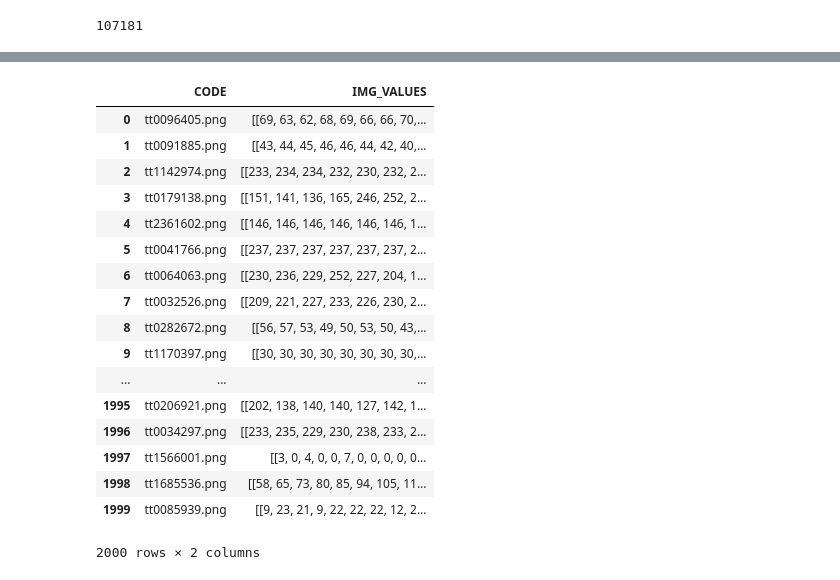
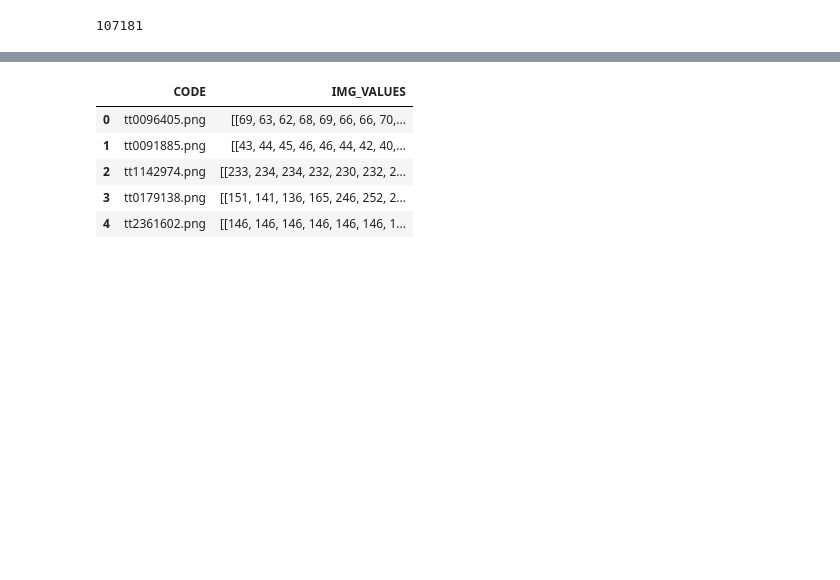
Before and after one commit to juan97serrano/IMDB_Prediction-TFM, a Jupyter notebook: Preprocessing/readimg_and_createdf.ipynb, the cells around one changed output, grey strips where cells are left out. Cells and saved outputs as stored; diff of their text form; code cells hidden in the pictures; blank space fills up the shorter version.

```diff
--- a/Preprocessing/readimg_and_createdf.ipynb
+++ b/Preprocessing/readimg_and_createdf.ipynb
@@ -57,10 +41,10 @@ import numpy
 import PIL
 
 array_img = pd.DataFrame(columns = ['CODE','IMG_VALUES'])
-for i,id_image in enumerate(tqdm(films_in_comon[:10000])):
-        print(id_image)
-        img = PIL.Image.open(dir + id_image).convert("L")
+for i,id_image in enumerate(tqdm(films_in_comon[:1000])):
+        img = PIL.Image.open(dir + id_image)
         img_array = numpy.array(img)
+        print(img_array.shape)
         array_img.loc[i] = [id_image]+[img_array]
 # %% [output]
 [interactive output not drawn]
@@ -84,23 +68,11 @@ tt1793930.png
 # %%
-array_img
+array_img.head(5)
 # %% [output]
 |  | CODE | IMG_VALUES |
 | 0 | tt0096405.png | [[69, 63, 62, 68, 69, 66, 66, 70,... |
 | 1 | tt0091885.png | [[43, 44, 45, 46, 46, 44, 42, 40,... |
 | 2 | tt1142974.png | [[233, 234, 234, 232, 230, 232, 2... |
 | 3 | tt0179138.png | [[151, 141, 136, 165, 246, 252, 2... |
 | 4 | tt2361602.png | [[146, 146, 146, 146, 146, 146, 1... |
-| 5 | tt0041766.png | [[237, 237, 237, 237, 237, 237, 2... |
-| 6 | tt0064063.png | [[230, 236, 229, 252, 227, 204, 1... |
-| 7 | tt0032526.png | [[209, 221, 227, 233, 226, 230, 2... |
-| 8 | tt0282672.png | [[56, 57, 53, 49, 50, 53, 50, 43,... |
-| 9 | tt1170397.png | [[30, 30, 30, 30, 30, 30, 30, 30,... |
-| ... | ... | ... |
-| 1995 | tt0206921.png | [[202, 138, 140, 140, 127, 142, 1... |
-| 1996 | tt0034297.png | [[233, 235, 229, 230, 238, 233, 2... |
-| 1997 | tt1566001.png | [[3, 0, 4, 0, 0, 7, 0, 0, 0, 0, 0... |
-| 1998 | tt1685536.png | [[58, 65, 73, 80, 85, 94, 105, 11... |
-| 1999 | tt0085939.png | [[9, 23, 21, 9, 22, 22, 22, 12, 2... |
-2000 rows × 2 columns
 # %%
 array_img.to_csv('../data/BORRARNOFINALFiltered_Img_DataFrame.csv')
```
Also changed, not shown: parts of 18 cells of this notebook, 2 other files.
